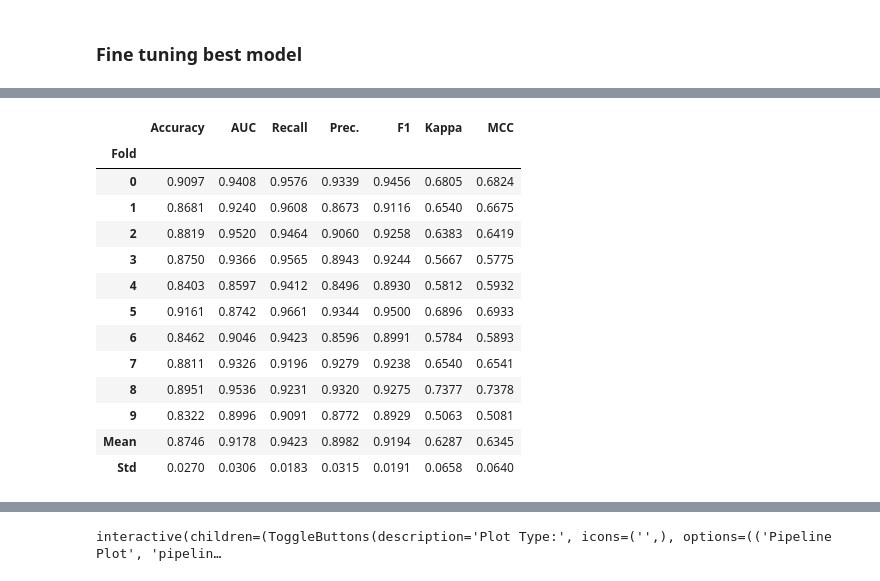
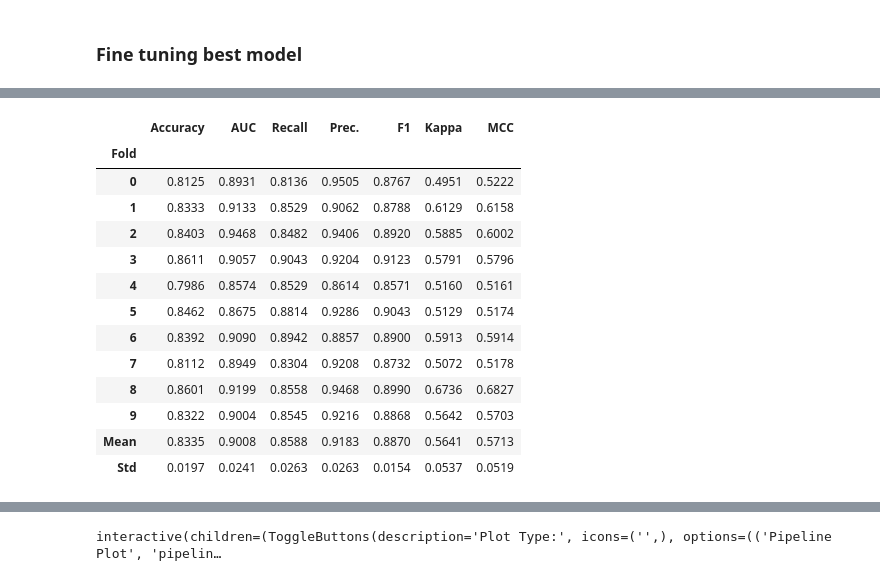
Before and after one commit to pranjaldhole/molecule-gym, a Jupyter notebook: molecule_gym/experiments/ChemBERTa_for_classification.ipynb, the cells around one changed output, grey strips where cells are left out. Saved outputs shown, nothing was run; the diff lists cells and outputs as text; code cells hidden in the pictures.

```diff
--- a/molecule_gym/experiments/ChemBERTa_for_classification.ipynb
+++ b/molecule_gym/experiments/ChemBERTa_for_classification.ipynb
@@ -297,23 +296,23 @@ top_n = compare_models(sort='F1', n_select=2)
 # %% [markdown]
 ### Fine tuning best model
 # %%
-best_model = create_model('et')
+best_model = create_model('rf')
 # %% [output]
 [interactive output not drawn]
 |  | Accuracy | AUC | Recall | Prec. | F1 | Kappa | MCC |
 | Fold |  |  |  |  |  |  |  |
-| 0 | 0.9097 | 0.9408 | 0.9576 | 0.9339 | 0.9456 | 0.6805 | 0.6824 |
-| 1 | 0.8681 | 0.9240 | 0.9608 | 0.8673 | 0.9116 | 0.6540 | 0.6675 |
-| 2 | 0.8819 | 0.9520 | 0.9464 | 0.9060 | 0.9258 | 0.6383 | 0.6419 |
-| 3 | 0.8750 | 0.9366 | 0.9565 | 0.8943 | 0.9244 | 0.5667 | 0.5775 |
-| 4 | 0.8403 | 0.8597 | 0.9412 | 0.8496 | 0.8930 | 0.5812 | 0.5932 |
-| 5 | 0.9161 | 0.8742 | 0.9661 | 0.9344 | 0.9500 | 0.6896 | 0.6933 |
-| 6 | 0.8462 | 0.9046 | 0.9423 | 0.8596 | 0.8991 | 0.5784 | 0.5893 |
-| 7 | 0.8811 | 0.9326 | 0.9196 | 0.9279 | 0.9238 | 0.6540 | 0.6541 |
-| 8 | 0.8951 | 0.9536 | 0.9231 | 0.9320 | 0.9275 | 0.7377 | 0.7378 |
-| 9 | 0.8322 | 0.8996 | 0.9091 | 0.8772 | 0.8929 | 0.5063 | 0.5081 |
-| Mean | 0.8746 | 0.9178 | 0.9423 | 0.8982 | 0.9194 | 0.6287 | 0.6345 |
-| Std | 0.0270 | 0.0306 | 0.0183 | 0.0315 | 0.0191 | 0.0658 | 0.0640 |
+| 0 | 0.8125 | 0.8931 | 0.8136 | 0.9505 | 0.8767 | 0.4951 | 0.5222 |
+| 1 | 0.8333 | 0.9133 | 0.8529 | 0.9062 | 0.8788 | 0.6129 | 0.6158 |
+| 2 | 0.8403 | 0.9468 | 0.8482 | 0.9406 | 0.8920 | 0.5885 | 0.6002 |
+| 3 | 0.8611 | 0.9057 | 0.9043 | 0.9204 | 0.9123 | 0.5791 | 0.5796 |
+| 4 | 0.7986 | 0.8574 | 0.8529 | 0.8614 | 0.8571 | 0.5160 | 0.5161 |
+| 5 | 0.8462 | 0.8675 | 0.8814 | 0.9286 | 0.9043 | 0.5129 | 0.5174 |
+| 6 | 0.8392 | 0.9090 | 0.8942 | 0.8857 | 0.8900 | 0.5913 | 0.5914 |
+| 7 | 0.8112 | 0.8949 | 0.8304 | 0.9208 | 0.8732 | 0.5072 | 0.5178 |
+| 8 | 0.8601 | 0.9199 | 0.8558 | 0.9468 | 0.8990 | 0.6736 | 0.6827 |
+| 9 | 0.8322 | 0.9004 | 0.8545 | 0.9216 | 0.8868 | 0.5642 | 0.5703 |
+| Mean | 0.8335 | 0.9008 | 0.8588 | 0.9183 | 0.8870 | 0.5641 | 0.5713 |
+| Std | 0.0197 | 0.0241 | 0.0263 | 0.0263 | 0.0154 | 0.0537 | 0.0519 |
 [interactive output not drawn]
 # %%
 tuned_model = tune_model(best_model, optimize='F1')
```
Also changed, not shown: parts of 13 cells of this notebook, 1 other file.
